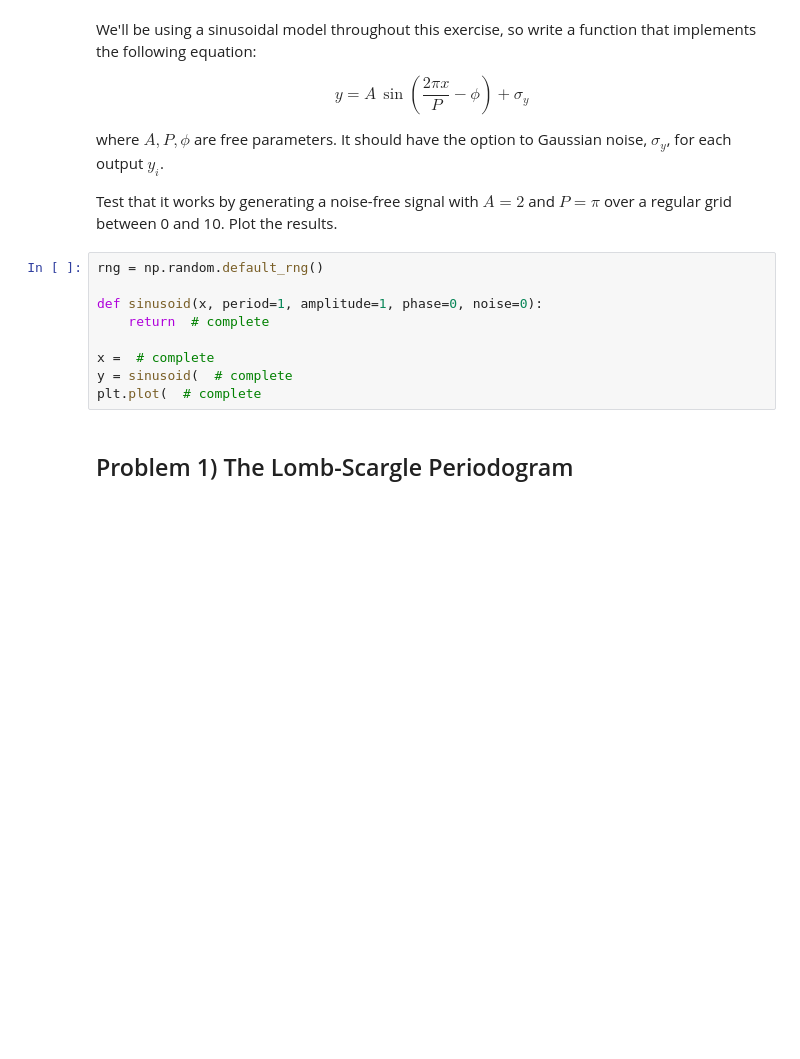
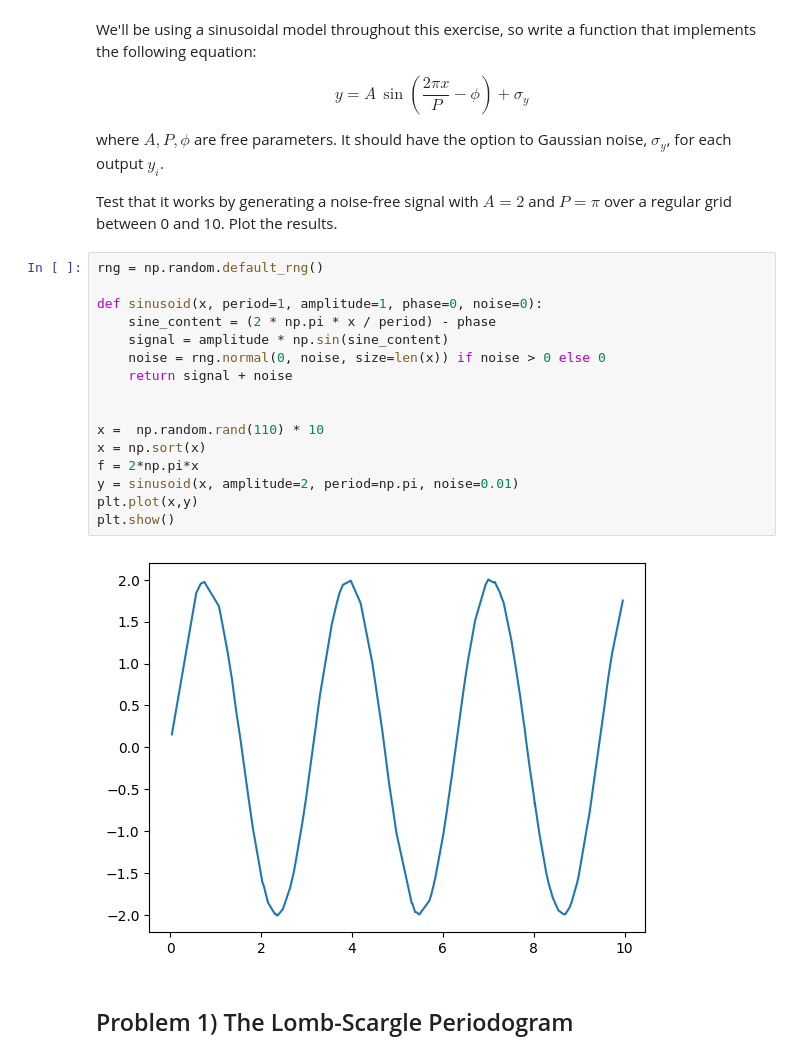
Before and after one commit to ASTR154/time-series, a Jupyter notebook: time-series.ipynb, the cells around one changed output. Cells and saved outputs as stored; diff of their text form; blank space fills up the shorter version.

```diff
--- a/time-series.ipynb
+++ b/time-series.ipynb
@@ -15,15 +15,24 @@ $$ y = A\,\sin\left(\frac{2{\pi}x}{P} - \phi\right) + \sigma_y$$
 where $A, P, \phi$ are free parameters. It should have the option to Gaussian noise, $\sigma_y$, for each output $y_i$.
 
 Test that it works by generating a noise-free signal with $A = 2$ and $P = \pi$ over a regular grid between 0 and 10. Plot the results.
-# %%
-rng = np.random.default_rng()
-
-def sinusoid(x, period=1, amplitude=1, phase=0, noise=0):
-    return  # complete
-
-x =  # complete
-y = sinusoid(  # complete
-plt.plot(  # complete
+# %%
+rng = np.random.default_rng()
+
+def sinusoid(x, period=1, amplitude=1, phase=0, noise=0):
+    sine_content = (2 * np.pi * x / period) - phase
+    signal = amplitude * np.sin(sine_content)
+    noise = rng.normal(0, noise, size=len(x)) if noise > 0 else 0
+    return signal + noise
+
+
+x =  np.random.rand(110) * 10
+x = np.sort(x)
+f = 2*np.pi*x
+y = sinusoid(x, amplitude=2, period=np.pi, noise=0.01)
+plt.plot(x,y)
+plt.show()
+# %% [output]
+[figure, added]
 # %% [markdown]
 ## Problem 1) The Lomb-Scargle Periodogram
 # %% [markdown]
```
Also changed, not shown: parts of 31 cells of this notebook.
